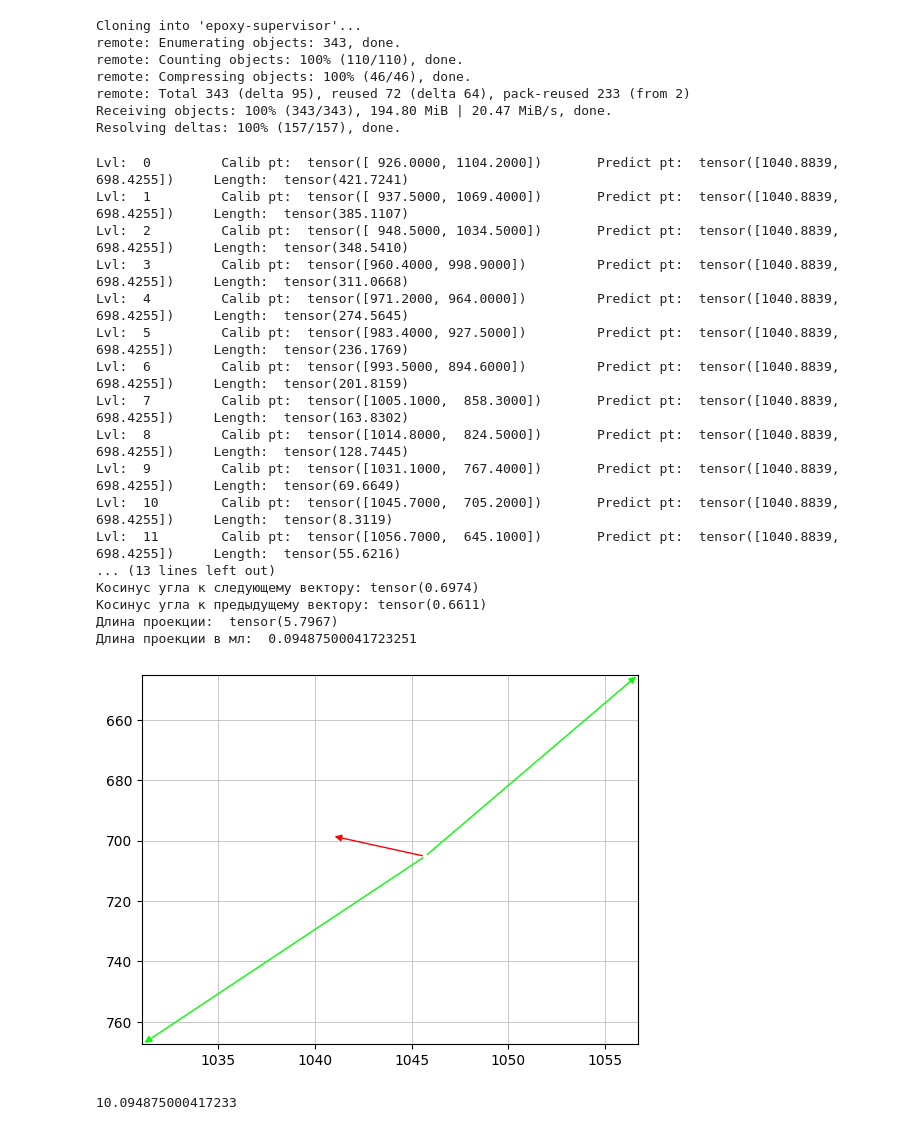
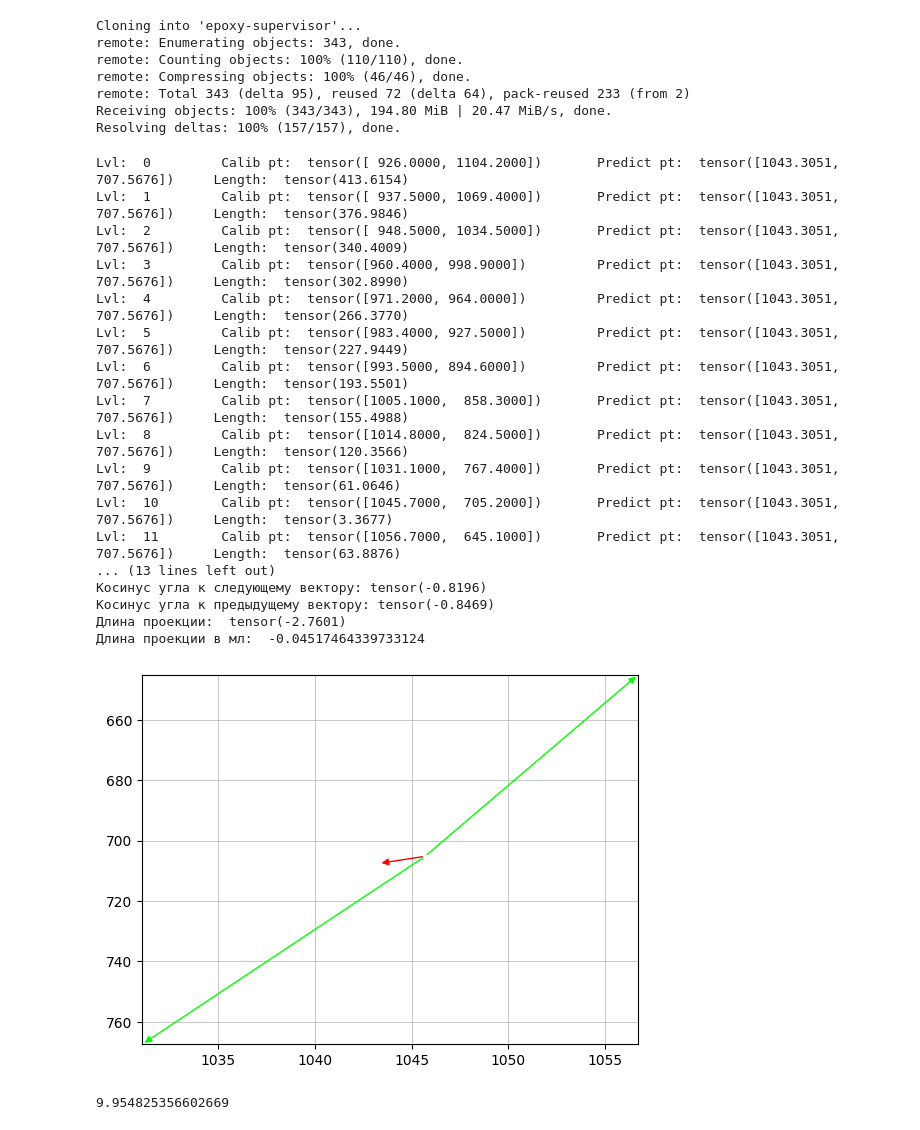
Before and after one commit to evbevz/epoxy-supervisor, a Jupyter notebook: EpoxyLevel.ipynb, the cells around one changed output. Saved outputs shown, nothing was run; the diff lists cells and outputs as text; code cells hidden in the pictures.

```diff
--- a/EpoxyLevel.ipynb
+++ b/EpoxyLevel.ipynb
@@ -141,49 +141,49 @@ def GetEpoxyLevel (model, arrayEpoxyLevel, file):
         plt.ylim(arrayEpoxyLevel[LevelMin-1][1:2:], arrayEpoxyLevel[LevelMin+1][1:2:])
         plt.grid(linewidth=0.5)
         plt.show()
 
         return LevelMin + pr_ml
     else:
         return None
 
 # Значение уверенности в правильности распознавания, ниже которого не будем считать, что точки определились правильно. Т.е. координаты такой точки будем считать ложными и точку игнорировать.
 kptConfidence = 0.8 # Сейчас точки если и распознаются, то с уверенностью больше 0.9
 
 # Калибровочный файл в котором хранятся уровни от 0 до 20мл. В виде координат X,Y центра эллипса поверхности эпоксидки на каждом уровне.
 filenameAnnotation = 'epoxy-supervisor/samples/EpoxyLevelCalibrate.annotations.xml'
 
 # Файл весов обученной для распознавания модели
 filenameAIModel = 'epoxy-supervisor/weights/epoxy-supervisor.20241228.best.pt'
 
 # Изображение для предсказания уровня эпоксидки
 #filenameInjectorCam = 'epoxy-supervisor/samples/fail01.png'
-filenameInjectorCam = 'epoxy-supervisor/samples/000019.png'
+filenameInjectorCam = 'epoxy-supervisor/samples/000030.png'
 
 # Калибруем шприц
 arrayEpoxyLevel = Calibrate(filenameAnnotation)
 
 # Загружаем модель
 model = YOLO(filenameAIModel)
 
 # Запрос уровня по изображению
 GetEpoxyLevel(model, arrayEpoxyLevel, filenameInjectorCam)
 # %% [output]
-Lvl:  0         Calib pt:  tensor([ 926.0000, 1104.2000])       Predict pt:  tensor([1040.8839,  698.4255])     Length:  tensor(421.7241)
-Lvl:  1         Calib pt:  tensor([ 937.5000, 1069.4000])       Predict pt:  tensor([1040.8839,  698.4255])     Length:  tensor(385.1107)
-Lvl:  2         Calib pt:  tensor([ 948.5000, 1034.5000])       Predict pt:  tensor([1040.8839,  698.4255])     Length:  tensor(348.5410)
-Lvl:  3         Calib pt:  tensor([960.4000, 998.9000])         Predict pt:  tensor([1040.8839,  698.4255])     Length:  tensor(311.0668)
-Lvl:  4         Calib pt:  tensor([971.2000, 964.0000])         Predict pt:  tensor([1040.8839,  698.4255])     Length:  tensor(274.5645)
-Lvl:  5         Calib pt:  tensor([983.4000, 927.5000])         Predict pt:  tensor([1040.8839,  698.4255])     Length:  tensor(236.1769)
-Lvl:  6         Calib pt:  tensor([993.5000, 894.6000])         Predict pt:  tensor([1040.8839,  698.4255])     Length:  tensor(201.8159)
-Lvl:  7         Calib pt:  tensor([1005.1000,  858.3000])       Predict pt:  tensor([1040.8839,  698.4255])     Length:  tensor(163.8302)
-Lvl:  8         Calib pt:  tensor([1014.8000,  824.5000])       Predict pt:  tensor([1040.8839,  698.4255])     Length:  tensor(128.7445)
-Lvl:  9         Calib pt:  tensor([1031.1000,  767.4000])       Predict pt:  tensor([1040.8839,  698.4255])     Length:  tensor(69.6649)
-Lvl:  10        Calib pt:  tensor([1045.7000,  705.2000])       Predict pt:  tensor([1040.8839,  698.4255])     Length:  tensor(8.3119)
-Lvl:  11        Calib pt:  tensor([1056.7000,  645.1000])       Predict pt:  tensor([1040.8839,  698.4255])     Length:  tensor(55.6216)
+Lvl:  0         Calib pt:  tensor([ 926.0000, 1104.2000])       Predict pt:  tensor([1043.3051,  707.5676])     Length:  tensor(413.6154)
+Lvl:  1         Calib pt:  tensor([ 937.5000, 1069.4000])       Predict pt:  tensor([1043.3051,  707.5676])     Length:  tensor(376.9846)
+Lvl:  2         Calib pt:  tensor([ 948.5000, 1034.5000])       Predict pt:  tensor([1043.3051,  707.5676])     Length:  tensor(340.4009)
+Lvl:  3         Calib pt:  tensor([960.4000, 998.9000])         Predict pt:  tensor([1043.3051,  707.5676])     Length:  tensor(302.8990)
+Lvl:  4         Calib pt:  tensor([971.2000, 964.0000])         Predict pt:  tensor([1043.3051,  707.5676])     Length:  tensor(266.3770)
+Lvl:  5         Calib pt:  tensor([983.4000, 927.5000])         Predict pt:  tensor([1043.3051,  707.5676])     Length:  tensor(227.9449)
+Lvl:  6         Calib pt:  tensor([993.5000, 894.6000])         Predict pt:  tensor([1043.3051,  707.5676])     Length:  tensor(193.5501)
+Lvl:  7         Calib pt:  tensor([1005.1000,  858.3000])       Predict pt:  tensor([1043.3051,  707.5676])     Length:  tensor(155.4988)
+Lvl:  8         Calib pt:  tensor([1014.8000,  824.5000])       Predict pt:  tensor([1043.3051,  707.5676])     Length:  tensor(120.3566)
+Lvl:  9         Calib pt:  tensor([1031.1000,  767.4000])       Predict pt:  tensor([1043.3051,  707.5676])     Length:  tensor(61.0646)
+Lvl:  10        Calib pt:  tensor([1045.7000,  705.2000])       Predict pt:  tensor([1043.3051,  707.5676])     Length:  tensor(3.3677)
+Lvl:  11        Calib pt:  tensor([1056.7000,  645.1000])       Predict pt:  tensor([1043.3051,  707.5676])     Length:  tensor(63.8876)
 ... (13 lines left out)
-Косинус угла к следующему вектору: tensor(0.6974)
-Косинус угла к предыдущему вектору: tensor(0.6611)
-Длина проекции:  tensor(5.7967)
-Длина проекции в мл:  0.09487500041723251
+Косинус угла к следующему вектору: tensor(-0.8196)
+Косинус угла к предыдущему вектору: tensor(-0.8469)
+Длина проекции:  tensor(-2.7601)
+Длина проекции в мл:  -0.04517464339733124
-[figure, old version]
+[figure, new version]
-10.094875000417233
+9.954825356602669
```
